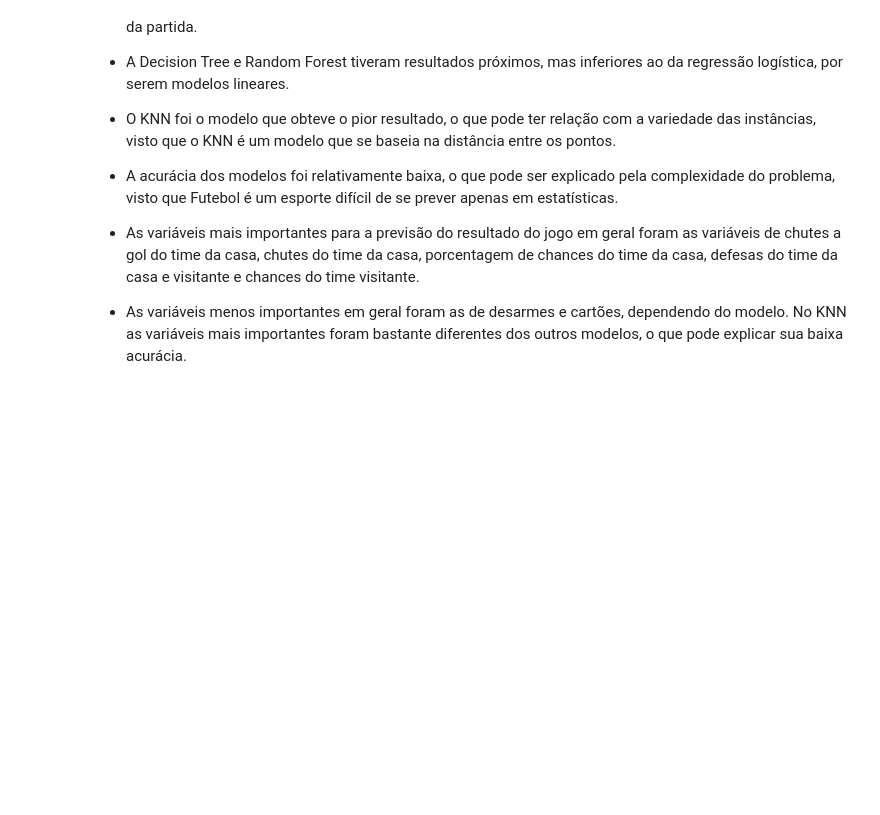
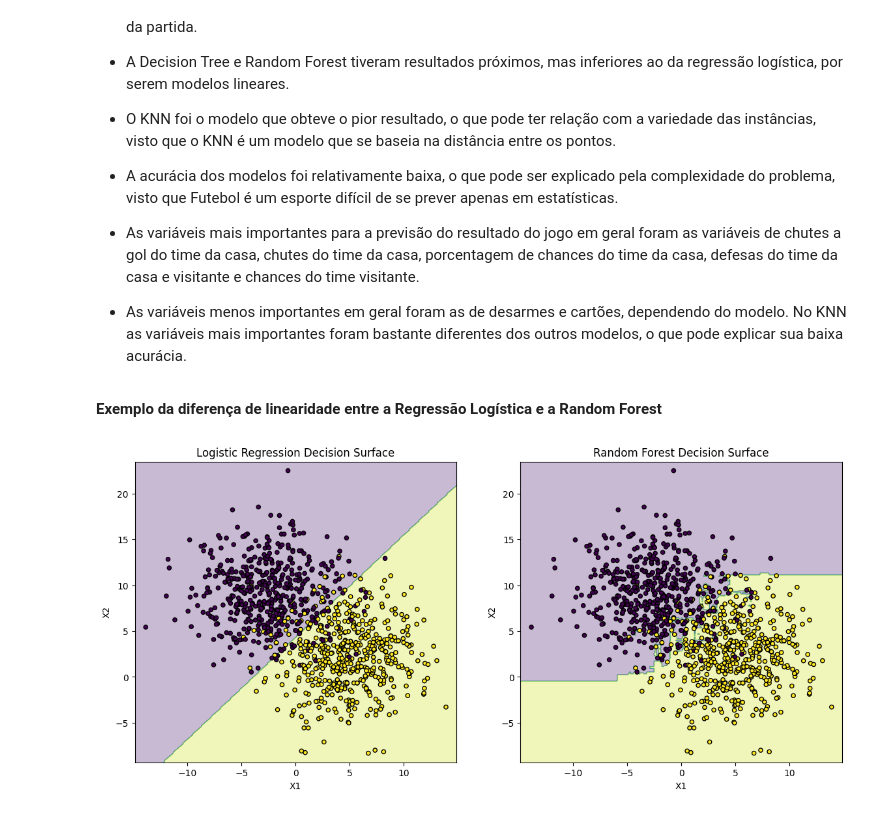
Before and after one commit to rubdelima/IF-807---PL-Predict-Matches, a Jupyter notebook: PL_Predict_Matches.ipynb, the cells around one changed output. Drawn from its saved outputs; the diff is of its cells as text; code cells hidden in the pictures; blank space fills up the shorter version.

```diff
--- a/PL_Predict_Matches.ipynb
+++ b/PL_Predict_Matches.ipynb
@@ -312,3 +336,58 @@ Na regressão logística, obtivemos o melhor resultado, com uma acurácia 0.89.
 - As variáveis mais importantes para a previsão do resultado do jogo em geral foram as variáveis de chutes a gol do time da casa, chutes do time da casa, porcentagem de chances do time da casa, defesas do time da casa e visitante e chances do time visitante.
 
 - As variáveis menos importantes em geral foram as de desarmes e cartões, dependendo do modelo. No KNN as variáveis mais importantes foram bastante diferentes dos outros modelos, o que pode explicar sua baixa acurácia.
+# %% [markdown]
+**Exemplo da diferença de linearidade entre a Regressão Logística e a Random Forest**
+# %%
+import numpy as np
+import matplotlib.pyplot as plt
+from sklearn.datasets import make_blobs
+from sklearn.linear_model import LogisticRegression
+from sklearn.ensemble import RandomForestClassifier
+
+# Gerar dados de exemplo
+X, y = make_blobs(n_samples=1000, centers=2, random_state=42, cluster_std=3.5)
+
+# Treinar os modelos
+lr = LogisticRegression()
+lr.fit(X, y)
+
+rf = RandomForestClassifier()
+rf.fit(X, y)
+
+# Criar uma grade de pontos
+x_min, x_max = X[:, 0].min() - 1, X[:, 0].max() + 1
+y_min, y_max = X[:, 1].min() - 1, X[:, 1].max() + 1
+xx, yy = np.meshgrid(np.arange(x_min, x_max, 0.1),
+                     np.arange(y_min, y_max, 0.1))
+
+# Prever a classe de cada ponto na grade usando Regressão Linear
+Z_lr = lr.predict(np.c_[xx.ravel(), yy.ravel()])
+Z_lr = Z_lr.reshape(xx.shape)
+
+# Prever a classe de cada ponto na grade usando Floresta Aleatória
+Z_rf = rf.predict(np.c_[xx.ravel(), yy.ravel()])
+Z_rf = Z_rf.reshape(xx.shape)
+
+# Desenhar a superfície de decisão
+plt.figure(figsize=(14, 6))
+
+# Gráfico da Regressão Linear
+plt.subplot(1, 2, 1)
+plt.contourf(xx, yy, Z_lr, alpha=0.3)
+plt.scatter(X[:, 0], X[:, 1], c=y, edgecolor='k', s=20)
+plt.title('Logistic Regression Decision Surface')
+plt.xlabel('X1')
+plt.ylabel('X2')
+
+# Gráfico da Floresta Aleatória
+plt.subplot(1, 2, 2)
+plt.contourf(xx, yy, Z_rf, alpha=0.3)
+plt.scatter(X[:, 0], X[:, 1], c=y, edgecolor='k', s=20)
+plt.title('Random Forest Decision Surface')
+plt.xlabel('X1')
+plt.ylabel('X2')
+
+plt.show()
+# %% [output]
+[figure, added]
```
Also changed, not shown: parts of 23 cells of this notebook.
